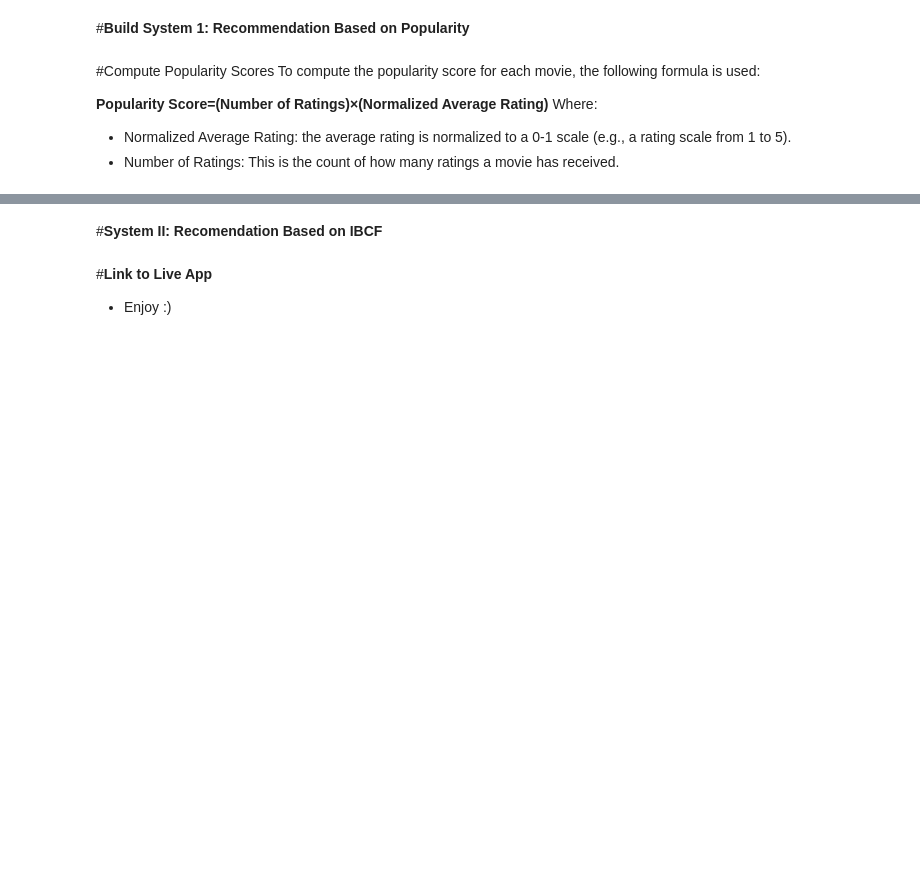
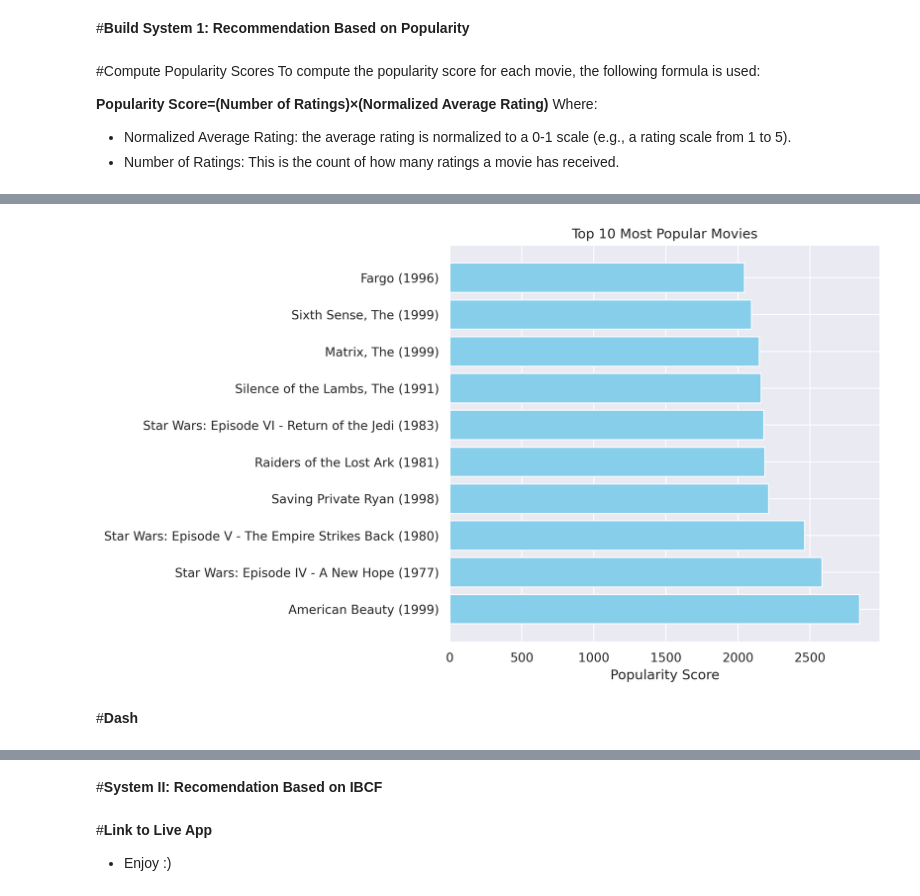
Before and after one commit to zelal-Eizaldeen/project2_Walmart_Price_Prediction, a Jupyter notebook: project4_3113_zelalae2.ipynb, the cells around one changed output, grey strips where cells are left out. Cells and saved outputs as stored; diff of their text form; code cells hidden in the pictures; blank space fills up the shorter version.

```diff
--- a/project4_3113_zelalae2.ipynb
+++ b/project4_3113_zelalae2.ipynb
@@ -118,0 +66,3 @@ gc.collect()
+# %%
+# Add The images
+movies['PosterURL'] = movies['MovieID'].apply(lambda x: f"{IMAGES_URL}/{x}.jpg")
@@ -166,19 +129,0 @@ gc.collect()
-# %%
-def get_poster_url(movie_id):
-    image_filename = f"{movie_id}.jpg"
-    image_path = os.path.join(IMAGES_DIR, image_filename)
-
-    if os.path.exists(image_path):
-        return f"/assets/images/{image_filename}"
-    return None
-
-# Add PosterURL to movies efficiently
-movies['PosterURL'] = movies['MovieID'].apply(get_poster_url)
-
-# Create final movie_popularity dataframe with memory optimization
-movie_popularity = movie_stats.merge(
-    movies[['MovieID', 'Title', 'PosterURL']],
-    on='MovieID',
-    copy=False
-)
-movie_popularity.index = ['m' + str(item) for item in movie_popularity['MovieID'].tolist()]
@@ -188,0 +130,7 @@ gc.collect()
+# %%
+# Merge with movie titles to get more useful information
+movie_popularity = movie_stats.merge(movies[['MovieID', 'Title','PosterURL']], on='MovieID')
+# Sort by popularity score and select the top 10 movies
+top_10_popular_movies = movie_popularity.sort_values(by='popularity_score', ascending=False).head(10)
+# Display the top 10 popular movies
+print(top_10_popular_movies[['MovieID', 'Title', 'num_ratings', 'avg_rating', 'popularity_score']])
@@ -188,0 +155,12 @@ gc.collect()
+# %%
+# Visualize the Top 10 Popular Movies
+fig, ax = plt.subplots(figsize=(10, 6))
+ax.barh(top_10_popular_movies['Title'], top_10_popular_movies['popularity_score'], color='skyblue')
+ax.set_xlabel('Popularity Score')
+ax.set_title('Top 10 Most Popular Movies')
+plt.tight_layout()
+plt.show()
+# %% [output]
+[figure, added]
+# %% [markdown]
+#**Dash**
```
Also changed, not shown: parts of 17 cells of this notebook.
